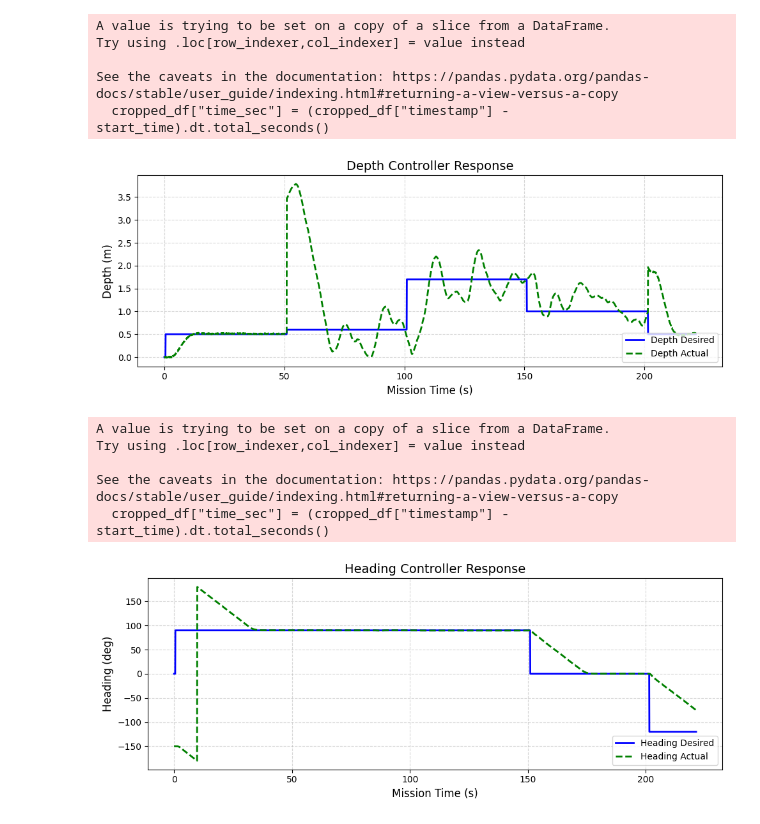
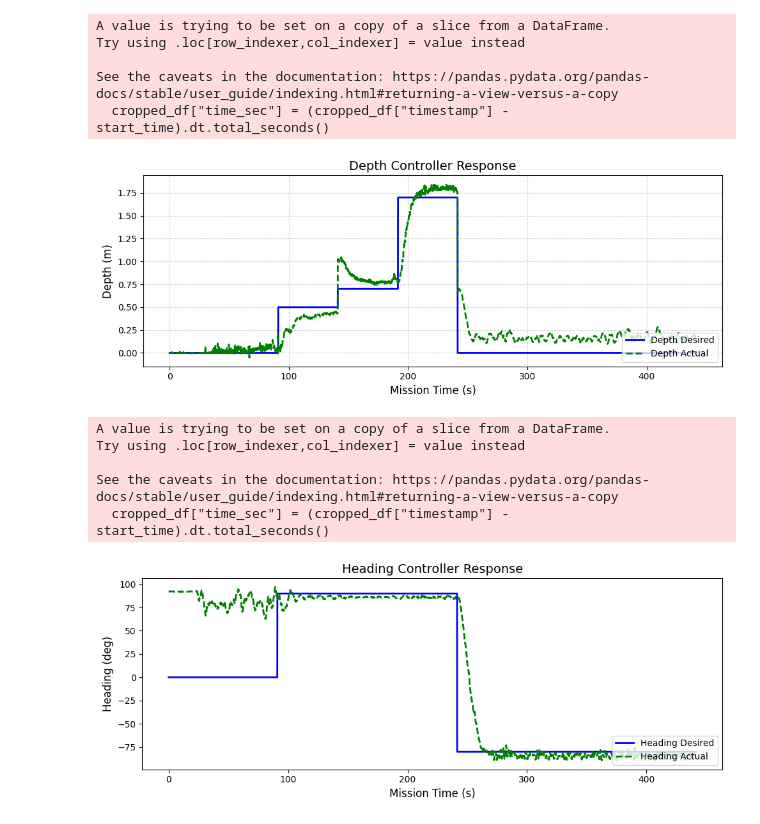
Before and after one commit to BYU-FRoSt-Lab/cougars-base-station, a Jupyter notebook: postprocessing/controls_analyze.ipynb, the cells around one changed output. Drawn from its saved outputs; the diff is of its cells as text; code cells hidden in the pictures.

```diff
--- a/postprocessing/controls_analyze.ipynb
+++ b/postprocessing/controls_analyze.ipynb
@@ -10,11 +10,11 @@ from scipy.stats import linregress
 # %%
 # User Variables
 
-ROSBAGS_DIR = "/home/bjm255/couguv/cougars/bag" + '/DFB_Oceans_Paper/sim'
-SAVES_DIR = "DFB_Oceans_Paper/sim"
+ROSBAGS_DIR = "/home/bjm255/cougars/bag" + '/good_bags'
+SAVES_DIR = "DFB_Oceans_Paper"
 
 
-MISSION_KEYWORDS = ["33.0"]
+MISSION_KEYWORDS = ["32.1"]
 start_crop = 0
 end_crop = -1
 
@@ -125,7 +138,7 @@ Try using .loc[row_indexer,col_indexer] = value instead
 
 See the caveats in the documentation: https://pandas.pydata.org/pandas-docs/stable/user_guide/indexing.html#returning-a-view-versus-a-copy
   cropped_df["time_sec"] = (cropped_df["timestamp"] - start_time).dt.total_seconds()
-[figure, old version]
+[figure, new version]
 # %%
 
 controls_debug = dfsByTopic["/controls/debug"]
@@ -133,32 +146,32 @@ cropped_df = controls_debug.iloc[start_crop:end_crop]
 
 # Convert timestamp to seconds since mission start
 start_time = cropped_df["timestamp"].iloc[0]
 cropped_df["time_sec"] = (cropped_df["timestamp"] - start_time).dt.total_seconds()
 
 # Extract data
 x = cropped_df["time_sec"].to_numpy()
 y1 = cropped_df["heading.desired"].to_numpy()
 y2 = cropped_df["heading.actual"].to_numpy()
 
 # Plot
 fig, ax = plt.subplots(figsize=(10, 4))
 
 ax.plot(x, y1, label='Heading Desired', color='blue', linewidth=2)
 ax.plot(x, y2, label='Heading Actual', color='green', linewidth=2, linestyle='--')
 
 # Labels and formatting
 ax.set_title('Heading Controller Response', fontsize=14)
 ax.set_xlabel('Mission Time (s)', fontsize=12)
 ax.set_ylabel('Heading (deg)', fontsize=12)
-ax.grid(True, linestyle='--', alpha=0.5)
+# ax.grid(True, linestyle='--', alpha=0.5)
 ax.legend(loc='lower right', fontsize=10)
 
 plt.tight_layout()
 plt.show()
 # %% [output]
 A value is trying to be set on a copy of a slice from a DataFrame.
 Try using .loc[row_indexer,col_indexer] = value instead
 
 See the caveats in the documentation: https://pandas.pydata.org/pandas-docs/stable/user_guide/indexing.html#returning-a-view-versus-a-copy
   cropped_df["time_sec"] = (cropped_df["timestamp"] - start_time).dt.total_seconds()
-[figure, old version]
+[figure, new version]
```
Also changed, not shown: parts of 5 cells of this notebook, 3 other files.
